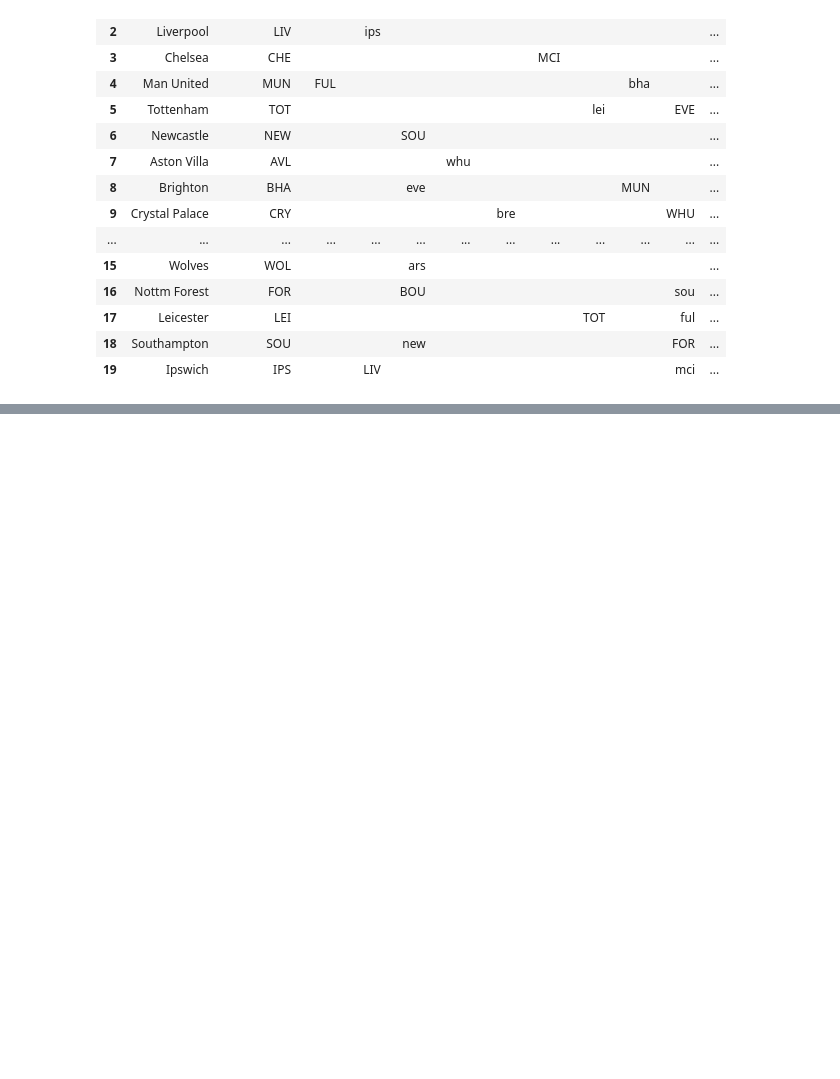
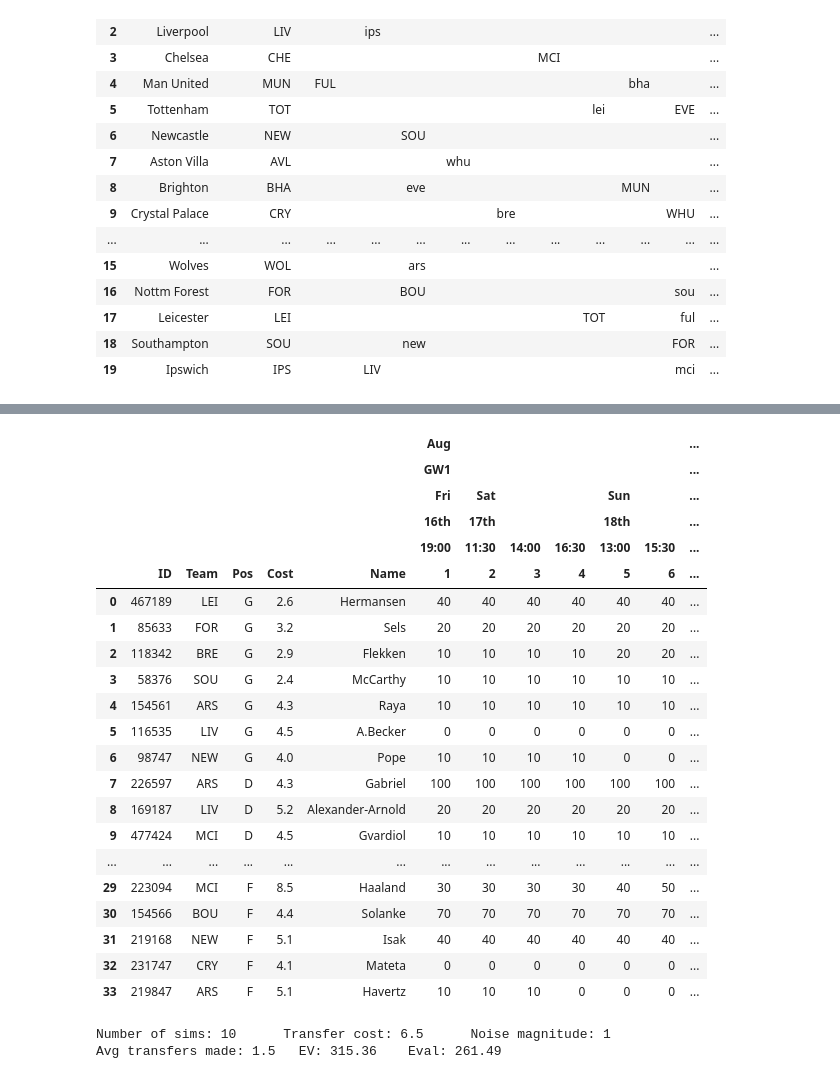
Before and after one commit to SamTroy/TFF_Optimization, a Jupyter notebook: notebooks/tff_optimization.ipynb, the cells around one changed output, grey strips where cells are left out. Drawn from its saved outputs; the diff is of its cells as text; code cells hidden in the pictures; blank space fills up the shorter version.

Commit message:
solver complete

```diff
--- a/notebooks/tff_optimization.ipynb
+++ b/notebooks/tff_optimization.ipynb
@@ -39,7 +39,7 @@ def ordinal(n):
     else:
         return  str(n) + {1 : 'st', 2 : 'nd', 3 : 'rd'}.get(n % 10, "th")
 
-def generate_fixtures(custom_fixtures = None, exclude_past_games = True, last_date = None):
+def generate_fixtures(custom_fixtures = None, exclude_past_games = True, last_date = None, display_ticker=True):
     team_data_df = pd.read_csv('../data/team_data.csv')
     # team_data_df['gd'] = team_data_df['g_for'] - team_data_df['g_against']
     # team_data_df = team_data_df.sort_values(by='gd', ascending=False)
@@ -83,6 +83,10 @@ def generate_fixtures(custom_fixtures = None, exclude_past_games = True, last_da
                 short_away_team = team_data_dict[fotmob_away_team]['short_team']
                 fixture_df.loc[len(fixture_df)] = [key, fotmob_home_team, fotmob_away_team, short_home_team, short_away_team, datetime_str, date_str, datetime_obj]
     fixture_df['probability'] = 1
+
+    # custom_fixtures = pd.DataFrame(columns=('comp', 'home_team', 'away_team', 'datetime_probs'))
+    # custom_fixtures.loc[len(custom_fixtures)] = ['pl', 'MUN', 'FUL', {'2024-08-16T19:00:00Z':0.5, '2024-08-17T11:30:00Z':0.5}]
+    # custom_fixtures.loc[len(custom_fixtures)] = ['pl', 'MUN', 'LIV', {'2024-08-16':0.5, '2024-08-17T12:30:00Z':0.5}]
 
     # add custom fixtures
     if custom_fixtures is not None:
@@ -185,4 +189,7 @@ def generate_fixtures(custom_fixtures = None, exclude_past_games = True, last_da
 
     # formatted_fixtures.columns = [formatted_fixtures.columns , [i for i, x in enumerate(formatted_fixtures.columns) ]]
 
+    if display_ticker:
+        display(f_fixture_ticker)
+
     return {'f_fixture_ticker': f_fixture_ticker, 'unf_fixture_ticker': fixture_ticker, 'fixture_df': fixture_df}
@@ -318,7 +319,7 @@ def add_team_lvl_projections(player_data, fixture_df, spreadex_weight=None, xmin
     return fixture_df
 
 
-def tff_ev_calc(player_dict, opp_dict, team_dict, fpl_gw=1, e_npg=0.3, e_pen=0.01, e_assists=0.3, cs=0.2, ga=1.5, odds_goals=None, odds_assists=None, display_model_output=True):
+def tff_ev_calc(player_dict, opp_dict, team_dict, fpl_gw=1, e_npg=0.3, e_pen=0.01, e_assists=0.3, cs=0.2, ga=1.5, odds_goals=None, odds_assists=None):
 
     xmin = player_dict[f'{fpl_gw}_xMins']
     x_95s = xmin/95
@@ -335,14 +336,14 @@ def tff_ev_calc(player_dict, opp_dict, team_dict, fpl_gw=1, e_npg=0.3, e_pen=0.0
 
     if player_dict['tff_position'] < 2.5:
         ev += 5 * cs * p_start * player_dict['pos_bl_p_60_given_start']
+        ev += 2 * cs * (p_start*(1-player_dict['pos_bl_p_60_given_start']) + p_sub)
         # approximation of poisson cdf sum, coeffs: array([-0.01146325,  0.0888773 ,  0.34962138, -0.06239911,  0.0041391 ])
         mu_gc = ga * x_95s
-        ev -= (0.0041391*(mu_gc**4) - 0.06239911*(mu_gc**3) + 0.34962138*(mu_gc**2) + 0.0888773*mu_gc - 0.01146325)
+        ev -= max((0.0041391*(mu_gc**4) - 0.06239911*(mu_gc**3) + 0.34962138*(mu_gc**2) + 0.0888773*mu_gc - 0.01146325), 0)
         if player_dict['tff_position'] == 1:
             # approximation of poisson cdf sum, coeffs: array([-0.05142347,  0.28689925,  0.07500592, -0.01004676,  0.00034356])
             mu_sv = player_dict['bl_sv_per_sot'] * opp_dict['sot_for'] * team_dict['sot_against_k'] * x_95s
             ev += max(0.00034356*(mu_sv**4) - 0.01004676*(mu_sv**3) + 0.07500592*(mu_sv**2) + 0.28689925*mu_sv - 0.05142347, 0)
-            # pen_saves
             ev += 5 * opp_dict['pk_att_for'] * team_dict['pk_att_against_k'] * 0.11 * x_95s
 
     if player_dict['tff_position'] == 3:
@@ -358,8 +359,8 @@ def tff_ev_calc(player_dict, opp_dict, team_dict, fpl_gw=1, e_npg=0.3, e_pen=0.0
     return ev
 
 
-def generate_ev(custom_fixtures=None, exclude_past_games=True, last_date=None, xmin_cutoff=0):
-    fixture_results_r = generate_fixtures(custom_fixtures=custom_fixtures, exclude_past_games=exclude_past_games, last_date=last_date)
+def generate_ev(custom_fixtures=None, exclude_past_games=True, last_date=None, xmin_cutoff=0, display_model_output=True):
+    fixture_results_r = generate_fixtures(custom_fixtures=custom_fixtures, exclude_past_games=exclude_past_games, last_date=last_date, display_ticker=False)
 
     player_data = player_data_gen(fixture_df = fixture_results_r['fixture_df'])
     team_data = pd.read_csv('../data/team_data.csv')
@@ -418,6 +419,6 @@ def generate_ev(custom_fixtures=None, exclude_past_games=True, last_date=None, x
     ev_df.to_csv(filepath, index=False)
     print(f'Player EV dataframe saved to {filepath}')
     if display_model_output:
-        display(ev_df)
+        display(ev_df.head())
 
     return {'ev_df':ev_df, 'fixture_df':fixture_df}
@@ -723,7 +802,7 @@ fixtures['f_fixture_ticker']
 | 18 | Southampton | SOU |  |  | new |  |  |  |  |  | FOR | ... |
 | 19 | Ipswich | IPS |  | LIV |  |  |  |  |  |  | mci | ... |
 # %%
-ev_results = generate_ev(custom_fixtures=None, exclude_past_games=True, last_date='2024-10-05', xmin_cutoff=45)
+ev_results = generate_ev(custom_fixtures=None, exclude_past_games=True, last_date='2024-11-23', xmin_cutoff=45)
 ev_df = ev_results['ev_df']
 fixture_df = ev_results['fixture_df']
 # %% [output]
@@ -925,0 +849,30 @@ spreadex_team_data =
+# %%
+sim_results = solve_tff_mp_sim(ev_df=ev_df, fixture_df=fixture_df, initial_squad=None, last_date='2024-09-30',
+                 total_pts_cutoff=0.3, ppm_cutoff=0.5,
+                 ta_tot=40, ta_gw=5, objective='decay', weekly_decay=0.95, transfer_cost=6.5,
+                 seed_val=None, nsims=10, magnitude=1)
+# %% [output]
+|  |  |  |  |  |  | Aug |  |  |  |  |  | ... |
+|  |  |  |  |  |  | GW1 |  |  |  |  |  | ... |
+|  |  |  |  |  |  | Fri | Sat |  |  | Sun |  | ... |
+|  |  |  |  |  |  | 16th | 17th |  |  | 18th |  | ... |
+|  |  |  |  |  |  | 19:00 | 11:30 | 14:00 | 16:30 | 13:00 | 15:30 | ... |
+|  | ID | Team | Pos | Cost | Name | 1 | 2 | 3 | 4 | 5 | 6 | ... |
+| 0 | 467189 | LEI | G | 2.6 | Hermansen | 40 | 40 | 40 | 40 | 40 | 40 | ... |
+| 1 | 85633 | FOR | G | 3.2 | Sels | 20 | 20 | 20 | 20 | 20 | 20 | ... |
+| 2 | 118342 | BRE | G | 2.9 | Flekken | 10 | 10 | 10 | 10 | 20 | 20 | ... |
+| 3 | 58376 | SOU | G | 2.4 | McCarthy | 10 | 10 | 10 | 10 | 10 | 10 | ... |
+| 4 | 154561 | ARS | G | 4.3 | Raya | 10 | 10 | 10 | 10 | 10 | 10 | ... |
+| 5 | 116535 | LIV | G | 4.5 | A.Becker | 0 | 0 | 0 | 0 | 0 | 0 | ... |
+| 6 | 98747 | NEW | G | 4.0 | Pope | 10 | 10 | 10 | 10 | 0 | 0 | ... |
+| 7 | 226597 | ARS | D | 4.3 | Gabriel | 100 | 100 | 100 | 100 | 100 | 100 | ... |
+| 8 | 169187 | LIV | D | 5.2 | Alexander-Arnold | 20 | 20 | 20 | 20 | 20 | 20 | ... |
+| 9 | 477424 | MCI | D | 4.5 | Gvardiol | 10 | 10 | 10 | 10 | 10 | 10 | ... |
+| ... | ... | ... | ... | ... | ... | ... | ... | ... | ... | ... | ... | ... |
+| 29 | 223094 | MCI | F | 8.5 | Haaland | 30 | 30 | 30 | 30 | 40 | 50 | ... |
+| 30 | 154566 | BOU | F | 4.4 | Solanke | 70 | 70 | 70 | 70 | 70 | 70 | ... |
+| 31 | 219168 | NEW | F | 5.1 | Isak | 40 | 40 | 40 | 40 | 40 | 40 | ... |
+| 32 | 231747 | CRY | F | 4.1 | Mateta | 0 | 0 | 0 | 0 | 0 | 0 | ... |
+| 33 | 219847 | ARS | F | 5.1 | Havertz | 10 | 10 | 10 | 0 | 0 | 0 | ... |
+Number of sims: 10      Transfer cost: 6.5      Noise magnitude: 1
+Avg transfers made: 1.5   EV: 315.36    Eval: 261.49
```
Also changed, not shown: parts of 23 cells of this notebook, 1 other file.
